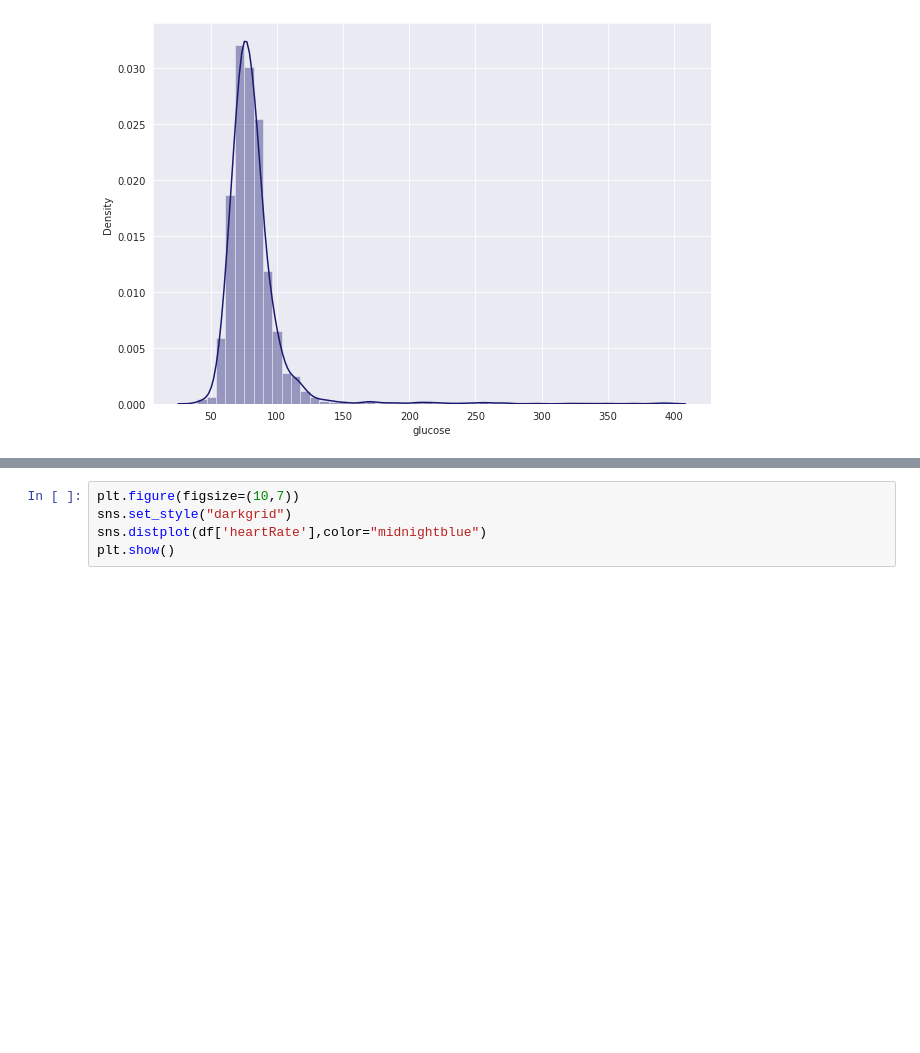
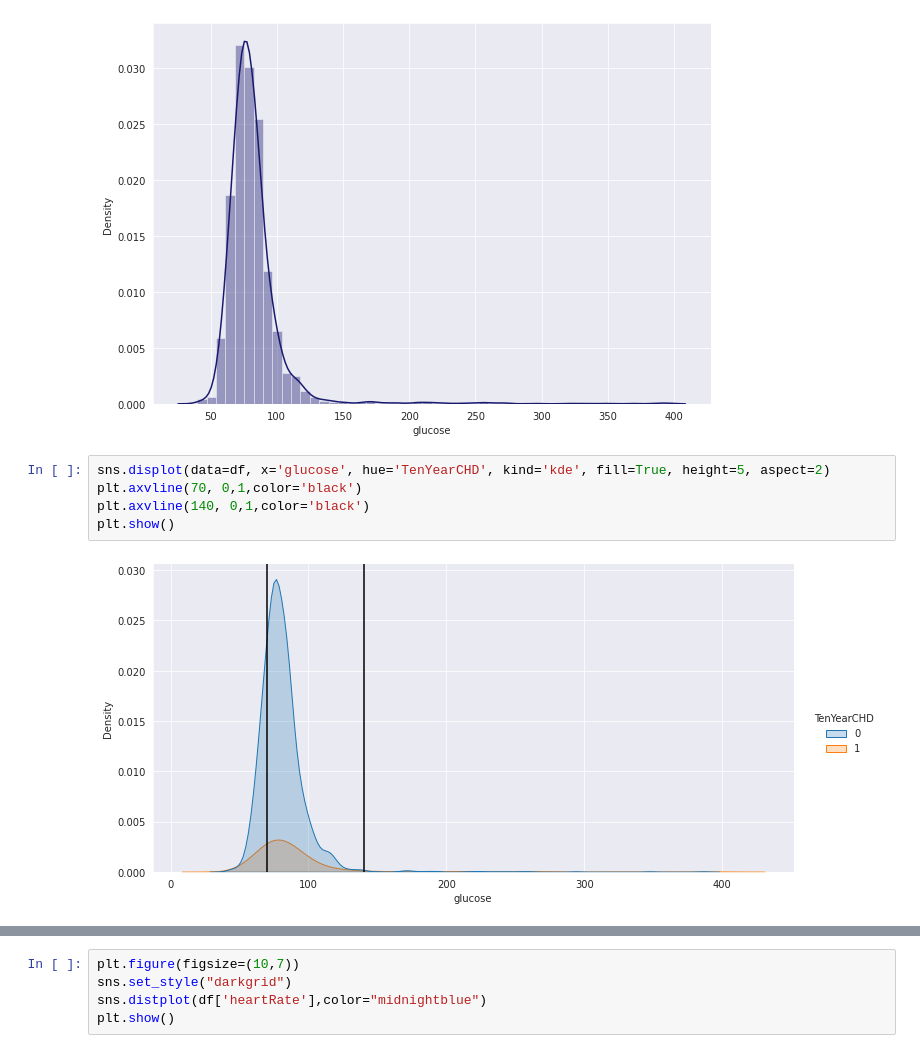
Before and after one commit to skaty5678/Cardiovascular-Risk-Prediction, a Jupyter notebook: Cardiovascular_Risk_Prediction_SANJEEV_KUMAR_THAKUR.ipynb, the cells around one changed output, grey strips where cells are left out. Saved outputs shown, nothing was run; the diff lists cells and outputs as text; blank space fills up the shorter version.

```diff
--- a/Cardiovascular_Risk_Prediction_SANJEEV_KUMAR_THAKUR.ipynb
+++ b/Cardiovascular_Risk_Prediction_SANJEEV_KUMAR_THAKUR.ipynb
@@ -228,3 +236,10 @@ sns.distplot(df['glucose'],color="midnightblue")
 plt.show()
 # %% [output]
 [figure]
+# %%
+sns.displot(data=df, x='glucose', hue='TenYearCHD', kind='kde', fill=True, height=5, aspect=2)
+plt.axvline(70, 0,1,color='black')
+plt.axvline(140, 0,1,color='black')
+plt.show()
+# %% [output]
+[figure, added]
```
Also changed, not shown: parts of 26 cells of this notebook.
